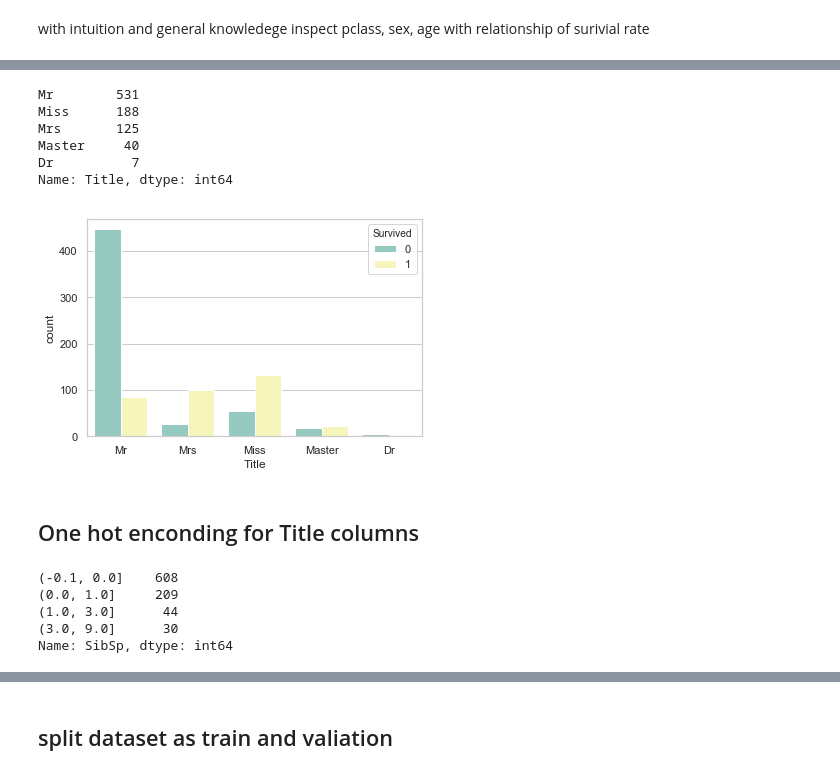
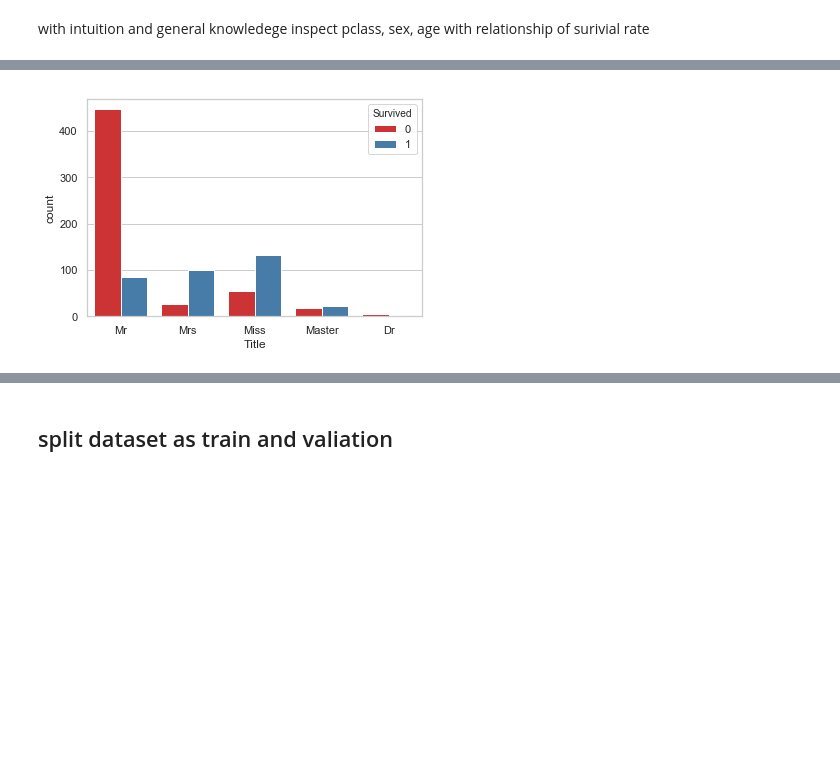
Before and after one commit to RayFromUiS/kaggle_titanic, a Jupyter notebook: kaggle_titanic.ipynb, the cells around one changed output, grey strips where cells are left out. Saved outputs shown, nothing was run; the diff lists cells and outputs as text; code cells hidden in the pictures; blank space fills up the shorter version.

```diff
--- a/kaggle_titanic.ipynb
+++ b/kaggle_titanic.ipynb
@@ -74,2 +121,0 @@ ax2 = sns.countplot(x = 'Sex',hue = 'Survived',data = train_df)
-# %%
-train_df['Sex'] = train_df['Sex'].map({'male':0,'female':1})
@@ -127,23 +149,4 @@ memory usage: 90.6+ KB
-# %%
-split_name(train_df,'Name','Title')['Title'].value_counts()
-# %% [output]
-Mr        531
-Miss      188
-Mrs       125
-Master     40
-Dr          7
-Name: Title, dtype: int64
 # %%
-ax2 = sns.countplot(x = 'Title',hue = 'Survived',data = train_df,palette="Set3")
+ax2 = sns.countplot(x = 'Title',hue = 'Survived',data = train_df,palette="Set1")
 # %% [output]
-[figure, old version]
+[figure, new version]
-# %% [markdown]
-##  One hot enconding for Title columns
-# %%
-pd.cut(df_split['SibSp'],bins =[-0.1,0,1,3.0,9.0]).value_counts()
-# %% [output]
-(-0.1, 0.0]    608
-(0.0, 1.0]     209
-(1.0, 3.0]      44
-(3.0, 9.0]      30
-Name: SibSp, dtype: int64
```
Also changed, not shown: parts of 47 cells of this notebook, 1 other file.
